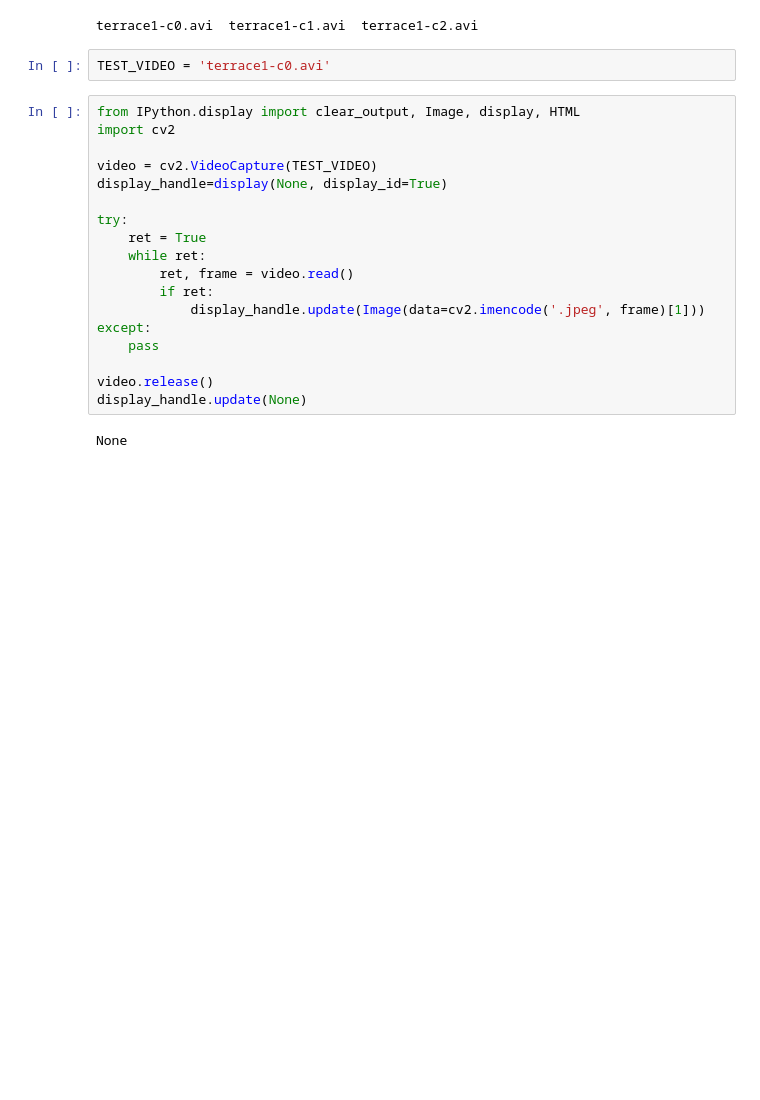
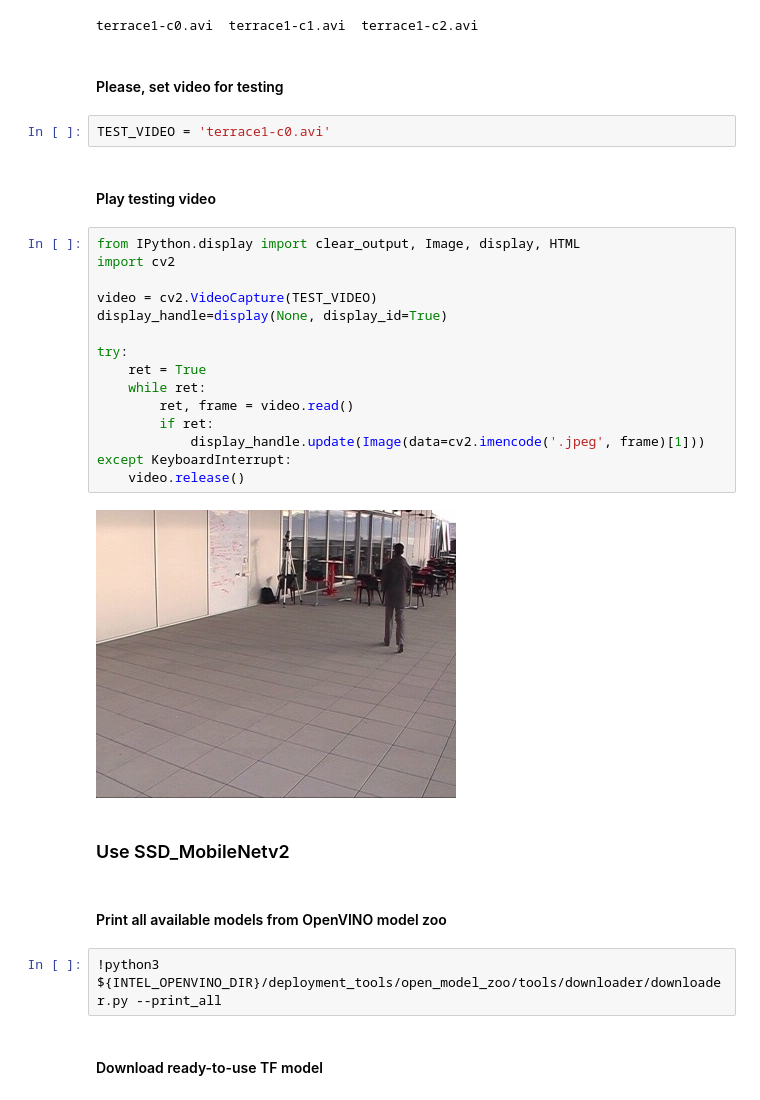
Before and after one commit to somal/People_Tracker_Research, a Jupyter notebook: Demo.ipynb, the cells around one changed output. Saved outputs shown, nothing was run; the diff lists cells and outputs as text; blank space fills up the shorter version.

```diff
--- a/Demo.ipynb
+++ b/Demo.ipynb
@@ -11,28 +12,37 @@ cv2.__version__
 !ls *.avi
 # %% [output]
 terrace1-c0.avi  terrace1-c1.avi  terrace1-c2.avi
+# %% [markdown]
+#### Please, set video for testing
 # %%
 TEST_VIDEO = 'terrace1-c0.avi'
+# %% [markdown]
+#### Play testing video
 # %%
 from IPython.display import clear_output, Image, display, HTML
 import cv2
 
 video = cv2.VideoCapture(TEST_VIDEO)
 display_handle=display(None, display_id=True)
 
 try:
     ret = True
     while ret:
         ret, frame = video.read()
         if ret:
             display_handle.update(Image(data=cv2.imencode('.jpeg', frame)[1]))
-except:
-    pass
-
-video.release()
-display_handle.update(None)
+except KeyboardInterrupt:
+    video.release()
 # %% [output]
-None
+[figure, added]
+# %% [markdown]
+### Use SSD_MobileNetv2
+# %% [markdown]
+#### Print all available models from OpenVINO model zoo
+# %%
+!python3 ${INTEL_OPENVINO_DIR}/deployment_tools/open_model_zoo/tools/downloader/downloader.py --print_all
+# %% [markdown]
+#### Download ready-to-use TF model
 # %%
 !python3 ${INTEL_OPENVINO_DIR}/deployment_tools/open_model_zoo/tools/downloader/downloader.py \
 --name ssd_mobilenet_v2_coco \
```
Also changed, not shown: parts of 47 cells of this notebook.
